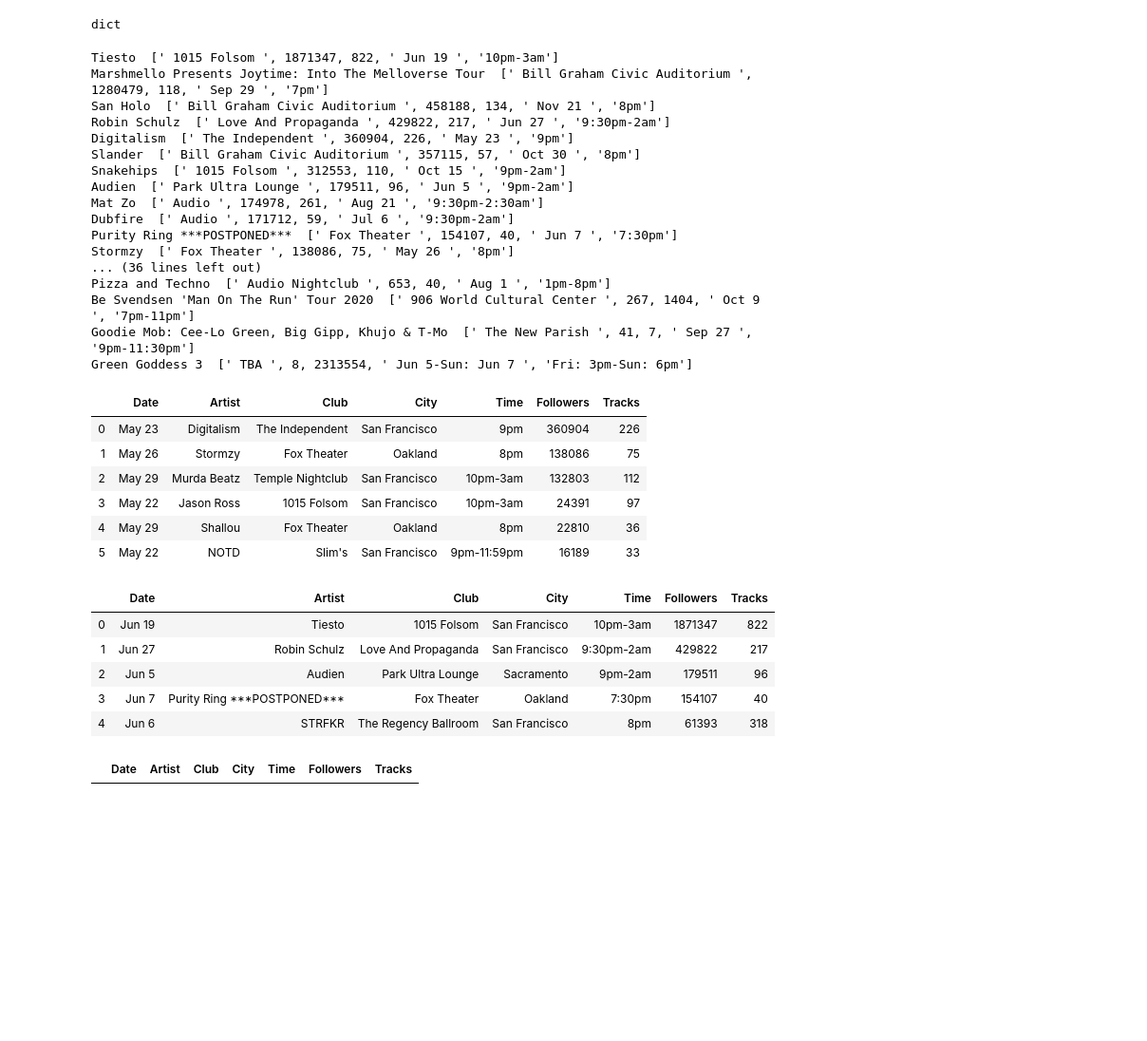
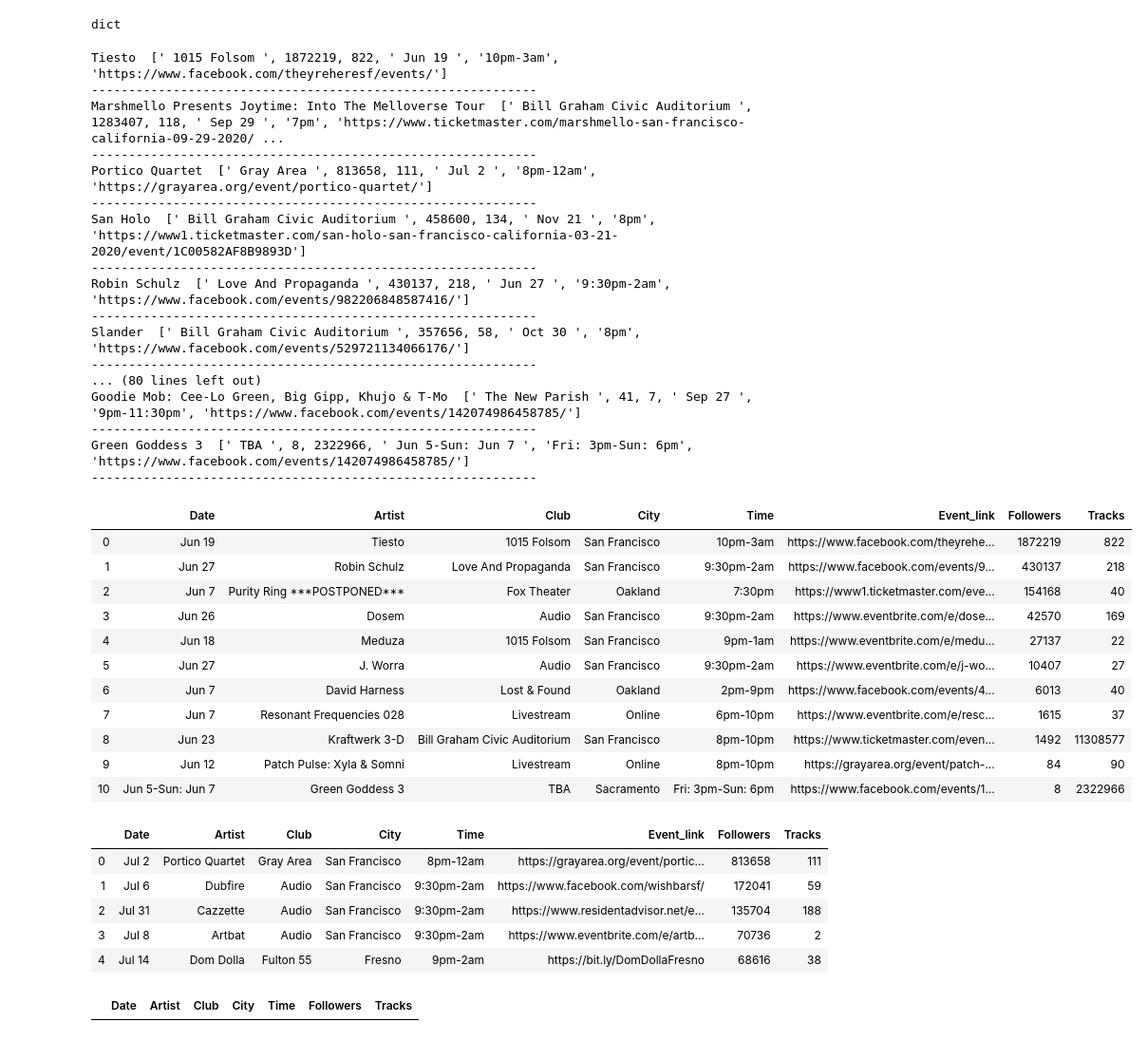
Before and after one commit to InnaG33/House-Cloud, a Jupyter notebook: House_Cloud.ipynb, the cells around one changed output. Shown at 95% size. Cells and saved outputs as stored; diff of their text form; code cells hidden in the pictures; blank space fills up the shorter version.

```diff
--- a/House_Cloud.ipynb
+++ b/House_Cloud.ipynb
@@ -787,45 +964,51 @@ dict
 #artists.values()
 for artist in artists:
     print (artist, artists[artist])
+    print("--"*30)
 # %% [output]
-Tiesto  [' 1015 Folsom ', 1871347, 822, ' Jun 19 ', '10pm-3am']
-Marshmello Presents Joytime: Into The Melloverse Tour  [' Bill Graham Civic Auditorium ', 1280479, 118, ' Sep 29 ', '7pm']
-San Holo  [' Bill Graham Civic Auditorium ', 458188, 134, ' Nov 21 ', '8pm']
-Robin Schulz  [' Love And Propaganda ', 429822, 217, ' Jun 27 ', '9:30pm-2am']
-Digitalism  [' The Independent ', 360904, 226, ' May 23 ', '9pm']
-Slander  [' Bill Graham Civic Auditorium ', 357115, 57, ' Oct 30 ', '8pm']
-Snakehips  [' 1015 Folsom ', 312553, 110, ' Oct 15 ', '9pm-2am']
-Audien  [' Park Ultra Lounge ', 179511, 96, ' Jun 5 ', '9pm-2am']
-Mat Zo  [' Audio ', 174978, 261, ' Aug 21 ', '9:30pm-2:30am']
-Dubfire  [' Audio ', 171712, 59, ' Jul 6 ', '9:30pm-2am']
-Purity Ring ***POSTPONED***  [' Fox Theater ', 154107, 40, ' Jun 7 ', '7:30pm']
-Stormzy  [' Fox Theater ', 138086, 75, ' May 26 ', '8pm']
-... (36 lines left out)
-Pizza and Techno  [' Audio Nightclub ', 653, 40, ' Aug 1 ', '1pm-8pm']
-Be Svendsen 'Man On The Run' Tour 2020  [' 906 World Cultural Center ', 267, 1404, ' Oct 9 ', '7pm-11pm']
-Goodie Mob: Cee-Lo Green, Big Gipp, Khujo & T-Mo  [' The New Parish ', 41, 7, ' Sep 27 ', '9pm-11:30pm']
-Green Goddess 3  [' TBA ', 8, 2313554, ' Jun 5-Sun: Jun 7 ', 'Fri: 3pm-Sun: 6pm']
+Tiesto  [' 1015 Folsom ', 1872219, 822, ' Jun 19 ', '10pm-3am', 'https://www.facebook.com/theyreheresf/events/']
+------------------------------------------------------------
+Marshmello Presents Joytime: Into The Melloverse Tour  [' Bill Graham Civic Auditorium ', 1283407, 118, ' Sep 29 ', '7pm', 'https://www.ticketmaster.com/marshmello-san-francisco-california-09-29-2020/ ...
+------------------------------------------------------------
+Portico Quartet  [' Gray Area ', 813658, 111, ' Jul 2 ', '8pm-12am', 'https://grayarea.org/event/portico-quartet/']
+------------------------------------------------------------
+San Holo  [' Bill Graham Civic Auditorium ', 458600, 134, ' Nov 21 ', '8pm', 'https://www1.ticketmaster.com/san-holo-san-francisco-california-03-21-2020/event/1C00582AF8B9893D']
+------------------------------------------------------------
+Robin Schulz  [' Love And Propaganda ', 430137, 218, ' Jun 27 ', '9:30pm-2am', 'https://www.facebook.com/events/982206848587416/']
+------------------------------------------------------------
+Slander  [' Bill Graham Civic Auditorium ', 357656, 58, ' Oct 30 ', '8pm', 'https://www.facebook.com/events/529721134066176/']
+------------------------------------------------------------
+... (80 lines left out)
+Goodie Mob: Cee-Lo Green, Big Gipp, Khujo & T-Mo  [' The New Parish ', 41, 7, ' Sep 27 ', '9pm-11:30pm', 'https://www.facebook.com/events/142074986458785/']
+------------------------------------------------------------
+Green Goddess 3  [' TBA ', 8, 2322966, ' Jun 5-Sun: Jun 7 ', 'Fri: 3pm-Sun: 6pm', 'https://www.facebook.com/events/142074986458785/']
+------------------------------------------------------------
 # %%
-may_venue = pd.read_sql_query('select * from may_venue', con=engine)
-may_venue
+jun_venue = pd.read_sql_query('select * from jun_venue', con=engine)
+jun_venue
 # %% [output]
-|  | Date | Artist | Club | City | Time | Followers | Tracks |
-| 0 | May 23 | Digitalism | The Independent | San Francisco | 9pm | 360904 | 226 |
-| 1 | May 26 | Stormzy | Fox Theater | Oakland | 8pm | 138086 | 75 |
-| 2 | May 29 | Murda Beatz | Temple Nightclub | San Francisco | 10pm-3am | 132803 | 112 |
-| 3 | May 22 | Jason Ross | 1015 Folsom | San Francisco | 10pm-3am | 24391 | 97 |
-| 4 | May 29 | Shallou | Fox Theater | Oakland | 8pm | 22810 | 36 |
-| 5 | May 22 | NOTD | Slim's | San Francisco | 9pm-11:59pm | 16189 | 33 |
+|  | Date | Artist | Club | City | Time | Event_link | Followers | Tracks |
+| 0 | Jun 19 | Tiesto | 1015 Folsom | San Francisco | 10pm-3am | https://www.facebook.com/theyrehe... | 1872219 | 822 |
+| 1 | Jun 27 | Robin Schulz | Love And Propaganda | San Francisco | 9:30pm-2am | https://www.facebook.com/events/9... | 430137 | 218 |
+| 2 | Jun 7 | Purity Ring ***POSTPONED*** | Fox Theater | Oakland | 7:30pm | https://www1.ticketmaster.com/eve... | 154168 | 40 |
+| 3 | Jun 26 | Dosem | Audio | San Francisco | 9:30pm-2am | https://www.eventbrite.com/e/dose... | 42570 | 169 |
+| 4 | Jun 18 | Meduza | 1015 Folsom | San Francisco | 9pm-1am | https://www.eventbrite.com/e/medu... | 27137 | 22 |
+| 5 | Jun 27 | J. Worra | Audio | San Francisco | 9:30pm-2am | https://www.eventbrite.com/e/j-wo... | 10407 | 27 |
+| 6 | Jun 7 | David Harness | Lost & Found | Oakland | 2pm-9pm | https://www.facebook.com/events/4... | 6013 | 40 |
+| 7 | Jun 7 | Resonant Frequencies 028 | Livestream | Online | 6pm-10pm | https://www.eventbrite.com/e/resc... | 1615 | 37 |
+| 8 | Jun 23 | Kraftwerk 3-D | Bill Graham Civic Auditorium | San Francisco | 8pm-10pm | https://www.ticketmaster.com/even... | 1492 | 11308577 |
+| 9 | Jun 12 | Patch Pulse: Xyla & Somni | Livestream | Online | 8pm-10pm | https://grayarea.org/event/patch-... | 84 | 90 |
+| 10 | Jun 5-Sun: Jun 7 | Green Goddess 3 | TBA | Sacramento | Fri: 3pm-Sun: 6pm | https://www.facebook.com/events/1... | 8 | 2322966 |
 # %%
-jun_venue = pd.read_sql_query('select * from jun_venue', con=engine)
-jun_venue.head()
+jul_venue = pd.read_sql_query('select * from jul_venue', con=engine)
+jul_venue.head()
 # %% [output]
-|  | Date | Artist | Club | City | Time | Followers | Tracks |
-| 0 | Jun 19 | Tiesto | 1015 Folsom | San Francisco | 10pm-3am | 1871347 | 822 |
-| 1 | Jun 27 | Robin Schulz | Love And Propaganda | San Francisco | 9:30pm-2am | 429822 | 217 |
-| 2 | Jun 5 | Audien | Park Ultra Lounge | Sacramento | 9pm-2am | 179511 | 96 |
-| 3 | Jun 7 | Purity Ring ***POSTPONED*** | Fox Theater | Oakland | 7:30pm | 154107 | 40 |
-| 4 | Jun 6 | STRFKR | The Regency Ballroom | San Francisco | 8pm | 61393 | 318 |
+|  | Date | Artist | Club | City | Time | Event_link | Followers | Tracks |
+| 0 | Jul 2 | Portico Quartet | Gray Area | San Francisco | 8pm-12am | https://grayarea.org/event/portic... | 813658 | 111 |
+| 1 | Jul 6 | Dubfire | Audio | San Francisco | 9:30pm-2am | https://www.facebook.com/wishbarsf/ | 172041 | 59 |
+| 2 | Jul 31 | Cazzette | Audio | San Francisco | 9:30pm-2am | https://www.residentadvisor.net/e... | 135704 | 188 |
+| 3 | Jul 8 | Artbat | Audio | San Francisco | 9:30pm-2am | https://www.eventbrite.com/e/artb... | 70736 | 2 |
+| 4 | Jul 14 | Dom Dolla | Fulton 55 | Fresno | 9pm-2am | https://bit.ly/DomDollaFresno | 68616 | 38 |
 # %%
 jan_venue = pd.read_sql_query('select * from jan_venue', con=engine)
 jan_venue
```
Also changed, not shown: parts of 64 cells of this notebook, 24 other files.
